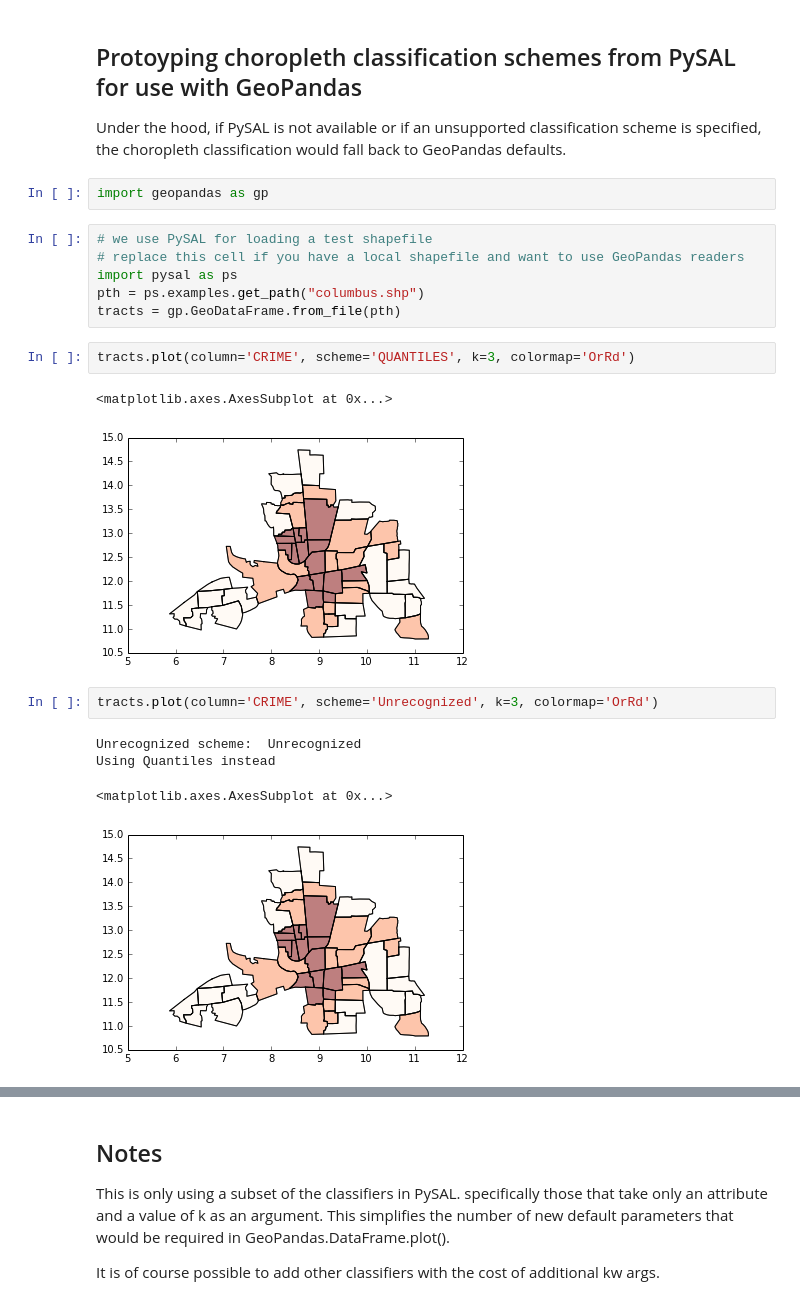
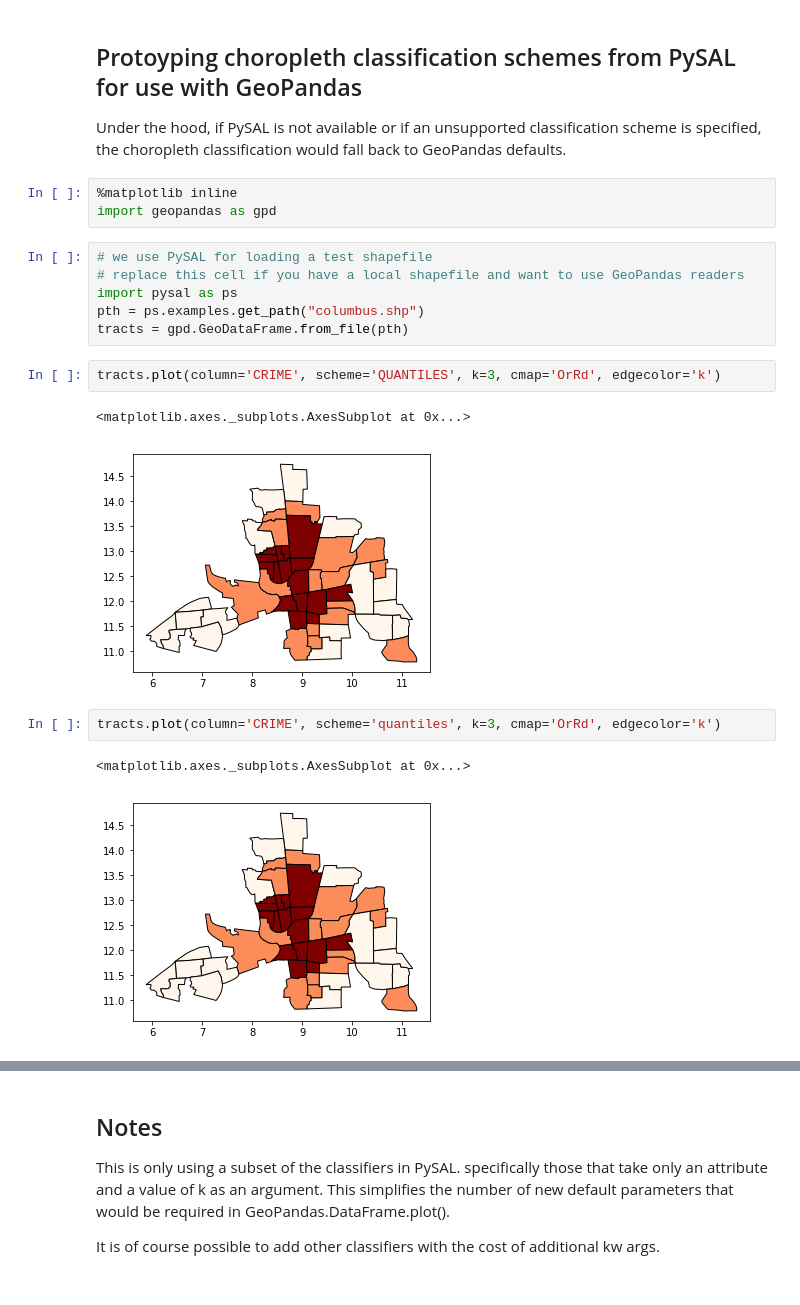
Before and after one commit to geopandas/geopandas, a Jupyter notebook: examples/choropleths.ipynb, the cells around one changed output, grey strips where cells are left out. Saved outputs shown, nothing was run; the diff lists cells and outputs as text.

```diff
--- a/examples/choropleths.ipynb
+++ b/examples/choropleths.ipynb
@@ -3,25 +3,24 @@
 
 
 Under the hood, if PySAL is not available or if an unsupported classification scheme is specified, the choropleth classification would fall back to GeoPandas defaults.
-# %%
-import geopandas as gp
+# %%
+%matplotlib inline
+import geopandas as gpd
 # %%
 # we use PySAL for loading a test shapefile
 # replace this cell if you have a local shapefile and want to use GeoPandas readers
 import pysal as ps
 pth = ps.examples.get_path("columbus.shp")
-tracts = gp.GeoDataFrame.from_file(pth)
+tracts = gpd.GeoDataFrame.from_file(pth)
 # %%
-tracts.plot(column='CRIME', scheme='QUANTILES', k=3, colormap='OrRd')
+tracts.plot(column='CRIME', scheme='QUANTILES', k=3, cmap='OrRd', edgecolor='k')
 # %% [output]
-<matplotlib.axes.AxesSubplot at 0x...>
+<matplotlib.axes._subplots.AxesSubplot at 0x...>
-[figure, old version]
+[figure, new version]
 # %%
-tracts.plot(column='CRIME', scheme='Unrecognized', k=3, colormap='OrRd')
+tracts.plot(column='CRIME', scheme='quantiles', k=3, cmap='OrRd', edgecolor='k')
 # %% [output]
-Unrecognized scheme:  Unrecognized
-Using Quantiles instead
+<matplotlib.axes._subplots.AxesSubplot at 0x...>
-<matplotlib.axes.AxesSubplot at 0x...>
-[figure, old version]
+[figure, new version]
 # %%
 tracts.plot(column='CRIME', scheme='QUANTILES', k=1, colormap='OrRd')
```
Also changed, not shown: parts of 4 cells of this notebook, 2 other files.
